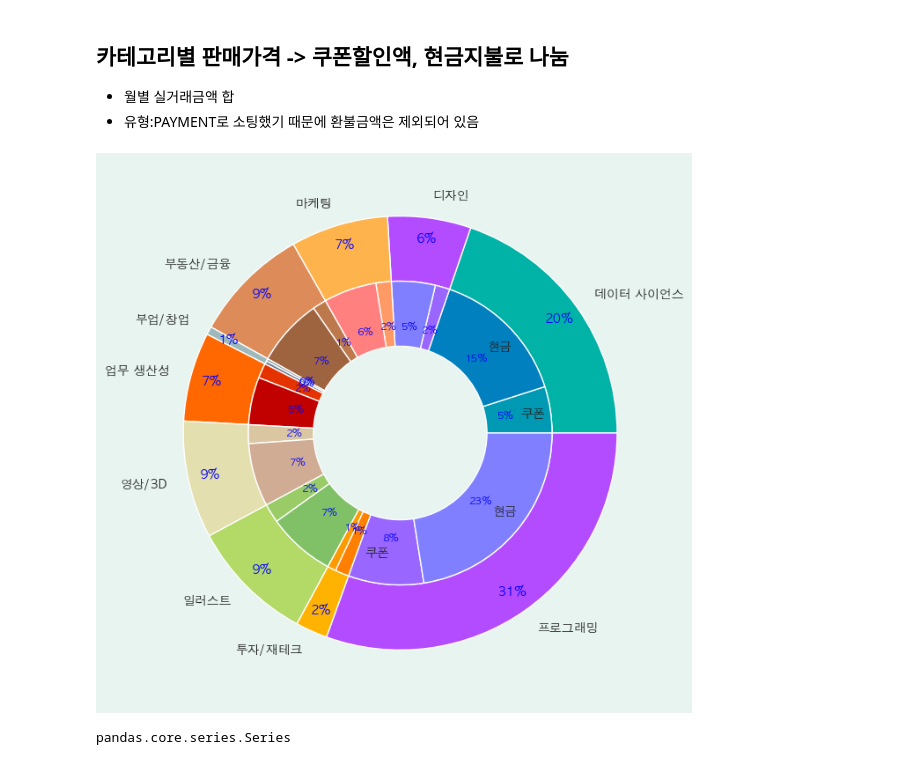
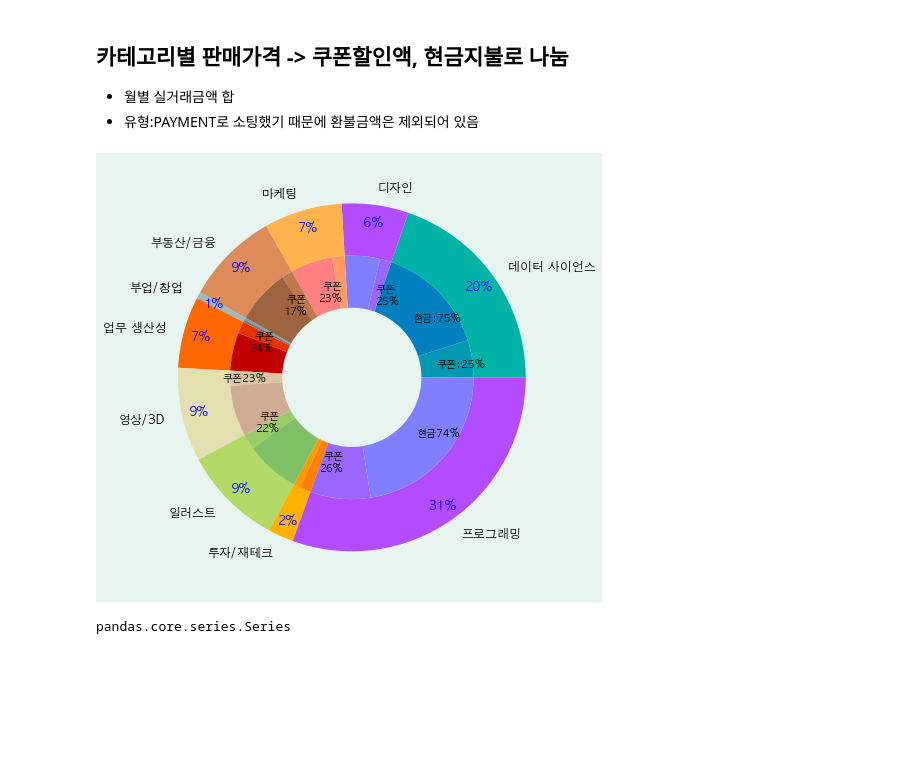
Before and after one commit to ParkSungHyon/mini_project, a Jupyter notebook: main3_230512.ipynb, the cells around one changed output. Cells and saved outputs as stored; diff of their text form; code cells hidden in the pictures; blank space fills up the shorter version.

```diff
--- a/main3_230512.ipynb
+++ b/main3_230512.ipynb
@@ -60,50 +60,58 @@ inner_colors = [a(.6), a(.5),
                 d(.6), d(.5),
                 e(.6), e(.5),
                 f(.6), f(.5),
                 g(.6), g(.5),
                 h(.6), h(.5),
                 i(.6), i(.5),
                 j(.6), j(.5),
                 ]
 
 fig, ax = plt.subplots(figsize=(8,8), facecolor='#e8f4f0')
 font_color = '#525252'
 
 wedges, texts, autotexts = ax.pie(df_nested['판매가격'],
                                    labels=df_nested.index,
                                    colors=outer_colors,
                                    autopct='%1.0f%%',
                                    pctdistance=0.9,
                                    wedgeprops=dict(width=0.3))
 
 # autotexts는 autopct에 의해 생성된 텍스트의 목록입니다.
-plt.setp(autotexts, size=10, weight="bold", color="blue")
+plt.setp(autotexts, size=12, weight="bold", color="blue")
 
 # texts는 labels에 의해 생성된 텍스트의 목록입니다.
-plt.setp(texts, size=10, weight="bold")
+plt.setp(texts, size=12, weight="bold")
 
 # inner circle 설정
 inner_values = df_nested[['쿠폰할인액', '현금지불']].values.flatten()
-inner_labels = ['쿠폰','현금','','','','','','','','','','','','','','','','','쿠폰','현금']
-# inner_labels = []
-# for i in range(0,20):
-#        if i % 2 == 0: inner_labels.append('쿠폰')
-#        elif i % 2 == 1: inner_labels.append(' ')
+inner_labels = [f'쿠폰:{in_val[0]}',f'현금:{in_val[1]}',f'쿠폰\n{in_val[2]}','',f'쿠폰\n{in_val[4]}',
+                '',f'쿠폰\n{in_val[6]}','','','',f'쿠폰\n{in_val[10]}','',f'쿠폰{in_val[12]}','',f'쿠폰\n{in_val[14]}',
+                '','','',f'쿠폰\n{in_val[18]}',f'현금{in_val[19]}']
+in_val = []
 
-wedges2, texts2, autotexts2 = ax.pie(inner_values,
-                                   labels = inner_labels,
-                                   labeldistance = 0.8,
-                                   autopct='%1.0f%%',
-                                   pctdistance=0.7,
-                                   radius=1-0.3,
-                                   colors=inner_colors,
-                                   wedgeprops=dict(width=0.3))
-plt.setp(autotexts2, size=8, color="blue")
+for i, value in enumerate(inner_values):
+    if i % 2 == 0:
+        percent = value / (value + inner_values[i+1]) * 100
+        in_val.append(percent)
+    elif i % 2 == 1:
+        percent = value / (value + inner_values[i-1]) * 100
+        in_val.append(percent)
+
+in_val = [f'{val:.0f}%' for val in in_val]
+
+
+wedges2, texts2 = ax.pie(inner_values,
+                        labels = inner_labels,
+                        labeldistance = 0.7,
+                        pctdistance=0.6,
+                        radius=1-0.3,
+                        colors=inner_colors,
+                        wedgeprops=dict(width=0.3))
 plt.setp(texts2, size=10)
 
 plt.show()
 # %% [output]
-[figure, old version]
+[figure, new version]
 # %%
 df_payment_coupon = df_payment[df_payment['쿠폰할인액'] > 0]
 
```
Also changed, not shown: parts of 12 cells of this notebook, 1 other file.
